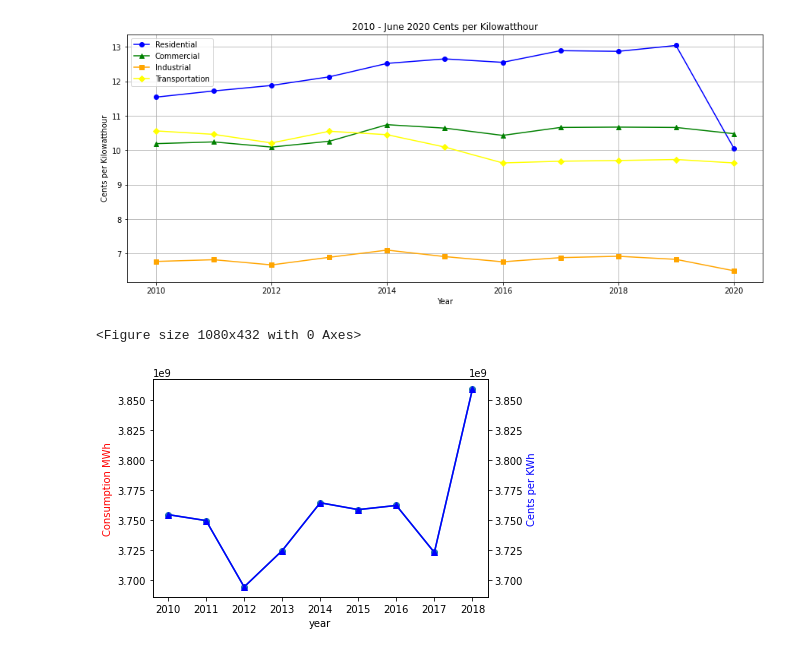
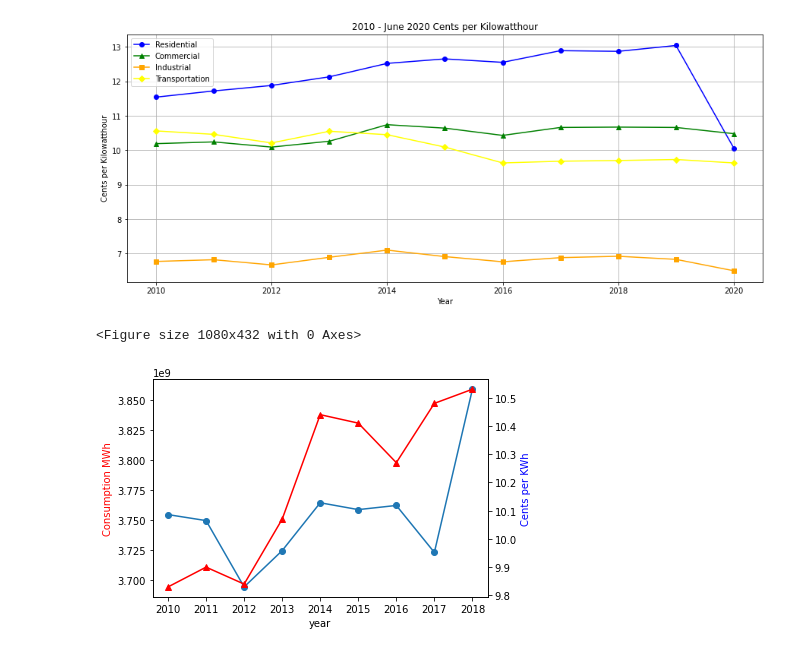
Before and after one commit to gpivaro/Project_1, a Jupyter notebook: Josh's Notebooks/Untitled.ipynb, the cells around one changed output. Drawn from its saved outputs; the diff is of its cells as text; code cells hidden in the pictures.

Commit message:
added new notebook and data file

```diff
--- a/Josh's Notebooks/Untitled.ipynb
+++ b/Josh's Notebooks/Untitled.ipynb
@@ -56,7 +56,7 @@ df1
 | 7 | 2017 | 1378647742 | 1352887694 | 984297945 | 7522593 | 3723355974 |
 | 8 | 2018 | 1469093059 | 1381754845 | 1000672553 | 7664804 | 3859185261 |
 # %%
-df2 = pd.DataFrame(cents_KWh_df, columns = ['Year', 'Residential', 'Commercial', 'Industrial', 'Transportation', 'All Sectors'])
+df2 = pd.DataFrame(cents_KWh_df, columns = ['Year Cons', 'Residential Cons', 'Commercial Cons', 'Industrial Cons', 'Transportation Cons', 'Cents Per Kwh'])
 
 df2
 # %% [output]
@@ -135,18 +132,17 @@ plt.show()
 # %%
 plt.figure(figsize=(15,6))
 fig,ax=plt.subplots()
 ax.plot(df_col.Year, df_col['All Sectors'], marker="o")
 ax.set_xlabel("year")
 ax.set_ylabel("Consumption MWh", color="red")
 
-
 # twin object for two different y-axis on the sample plot
 ax2=ax.twinx()
 # make a plot with different y-axis using second axis object
-ax2.plot(df_col.Year, df_col["All Sectors"], color="blue",marker="^")
+ax2.plot(df_col.Year, df_col["Cents Per Kwh"], color="red", marker="^")
 ax2.set_ylabel("Cents per KWh", color="blue")
 
 plt.show()
 # %% [output]
 <Figure size 1080x432 with 0 Axes>
-[figure, old version]
+[figure, new version]
```
Also changed, not shown: parts of 3 cells of this notebook, 1 other file.
